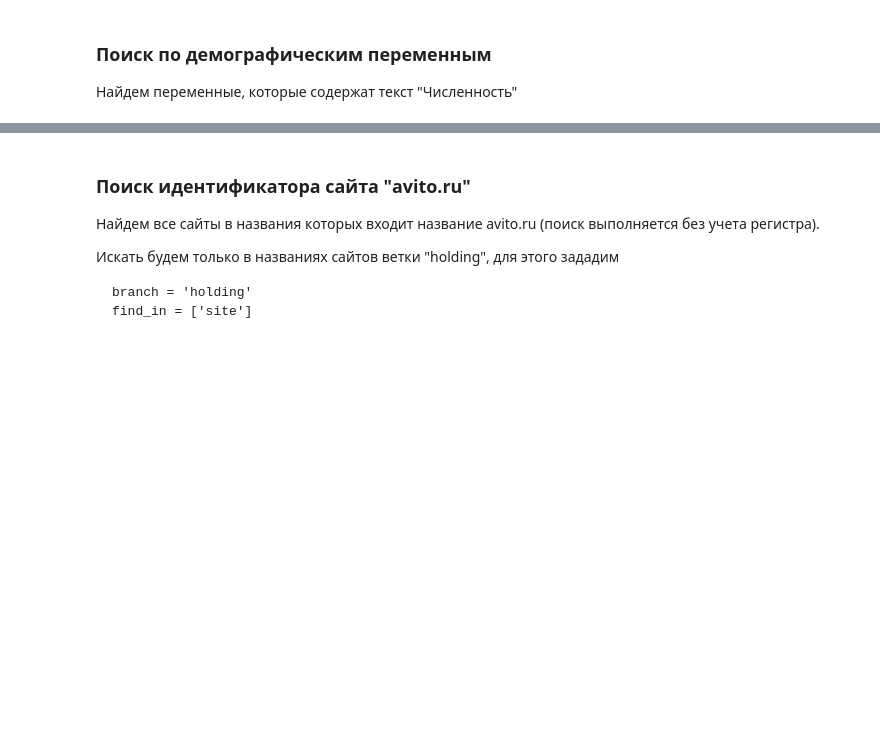
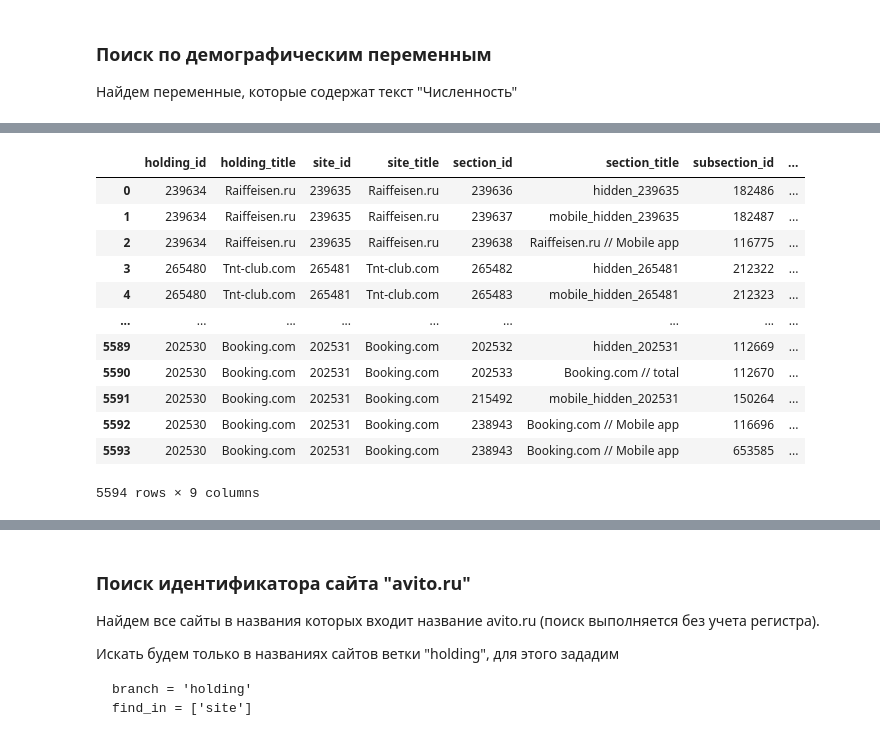
Before and after one commit to MEDIASCOPE-JSC/mediascope-jupyter, a Jupyter notebook: responsum/catalogs.ipynb, the cells around one changed output, grey strips where cells are left out. Cells and saved outputs as stored; diff of their text form; code cells hidden in the pictures; blank space fills up the shorter version.

```diff
--- a/responsum/catalogs.ipynb
+++ b/responsum/catalogs.ipynb
@@ -84,0 +91,16 @@ rcats.get_demo(find_text='численность')
+# %%
+rcats.holdings
+# %% [output]
+|  | holding_id | holding_title | site_id | site_title | section_id | section_title | subsection_id | ... |
+| 0 | 239634 | Raiffeisen.ru | 239635 | Raiffeisen.ru | 239636 | hidden_239635 | 182486 | ... |
+| 1 | 239634 | Raiffeisen.ru | 239635 | Raiffeisen.ru | 239637 | mobile_hidden_239635 | 182487 | ... |
+| 2 | 239634 | Raiffeisen.ru | 239635 | Raiffeisen.ru | 239638 | Raiffeisen.ru // Mobile app | 116775 | ... |
+| 3 | 265480 | Tnt-club.com | 265481 | Tnt-club.com | 265482 | hidden_265481 | 212322 | ... |
+| 4 | 265480 | Tnt-club.com | 265481 | Tnt-club.com | 265483 | mobile_hidden_265481 | 212323 | ... |
+| ... | ... | ... | ... | ... | ... | ... | ... | ... |
+| 5589 | 202530 | Booking.com | 202531 | Booking.com | 202532 | hidden_202531 | 112669 | ... |
+| 5590 | 202530 | Booking.com | 202531 | Booking.com | 202533 | Booking.com // total | 112670 | ... |
+| 5591 | 202530 | Booking.com | 202531 | Booking.com | 215492 | mobile_hidden_202531 | 150264 | ... |
+| 5592 | 202530 | Booking.com | 202531 | Booking.com | 238943 | Booking.com // Mobile app | 116696 | ... |
+| 5593 | 202530 | Booking.com | 202531 | Booking.com | 238943 | Booking.com // Mobile app | 653585 | ... |
+5594 rows × 9 columns
```
Also changed, not shown: parts of 5 cells of this notebook, 14 other files.
